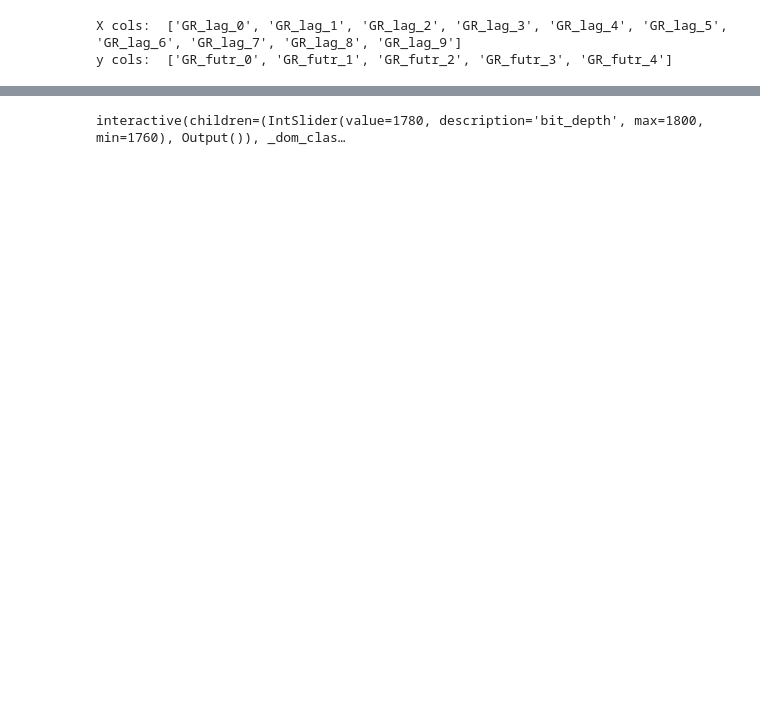
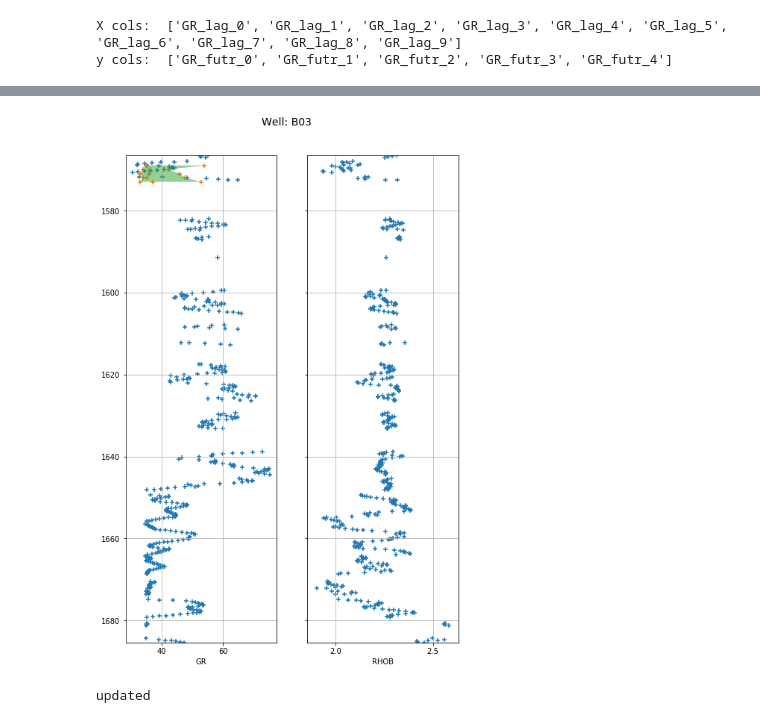
Before and after one commit to connortann/mystic-bit, a Jupyter notebook: notebooks/CT_4_uncertainty.ipynb, the cells around one changed output, grey strips where cells are left out. Saved outputs shown, nothing was run; the diff lists cells and outputs as text; code cells hidden in the pictures; blank space fills up the shorter version.

```diff
--- a/notebooks/CT_4_uncertainty.ipynb
+++ b/notebooks/CT_4_uncertainty.ipynb
@@ -70,27 +70,27 @@ df_logs = ml.create_facies(df_logs)
 # %%
-
 def plot_predictions(df_logs, df_pred, well_name, bit_depth):
     try:
-        f, ax = plots.make_log_plot(df_logs, well_name, cols=['GR', 'RHOB', 'facies'])
+        f, ax = plots.make_log_plot(df_logs, well_name, cols=['GR', 'RHOB'])
         predictions = munging.get_log_predictions(df_pred, well_name, bit_depth)
 
         plots.add_predictions(ax[0], predictions)
 
-        for axs in ax:
-            axs.set_ylim(1800, 1760)
+        #for axs in ax:
+            #axs.set_ylim(1800, 1760)
         plt.show()
 
         print('updated')
 
     except AssertionError:
-        f, ax = plots.make_log_plot(df_logs, well_name)
+        #f, ax = plots.make_log_plot(df_logs, well_name)
         print('no predictions found at this depth in this well')
 
 
 interact(plot_predictions, df_logs=fixed(df_logs), df_pred=fixed(df_pred),
-         well_name=fixed(well_name), bit_depth=(1760, 1800, 1));
+         well_name=fixed(well_name), bit_depth=(1560, 1580, 1));
 # %% [output]
+[figure, added]
-interactive(children=(IntSlider(value=1780, description='bit_depth', max=1800, min=1760), Output()), _dom_clas…
+updated
 # %%
 f, ax = plots.make_log_plot(df_logs, 'B05')
 ax[0].scatter(predictions['value'], predictions['TVDSS'], marker='+')
```
Also changed, not shown: parts of 6 cells of this notebook.
